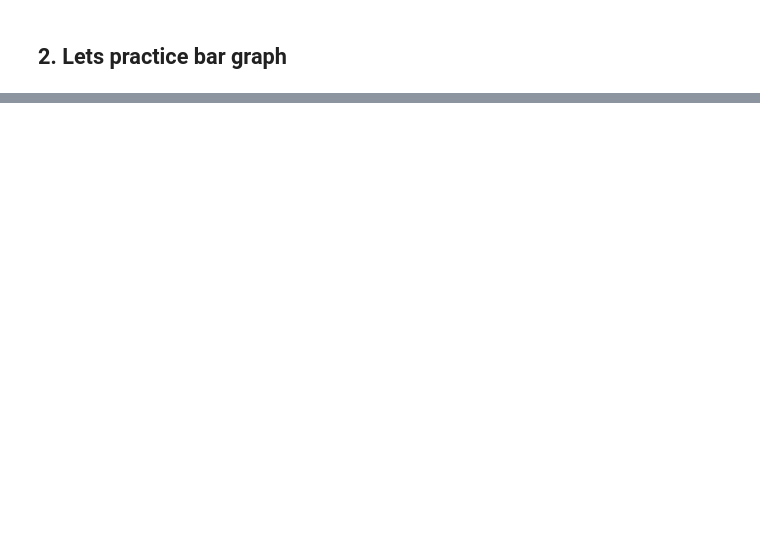
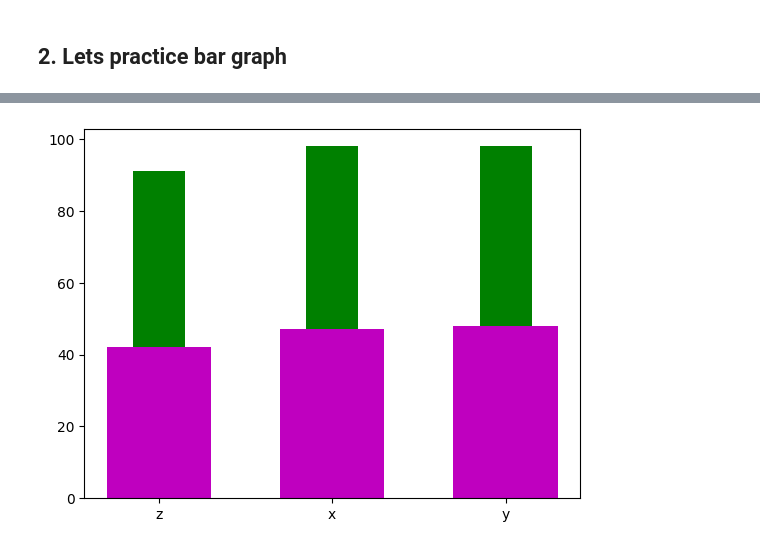
Before and after one commit to dil150898/Hotel_booking_anylisys, a Jupyter notebook: Hotel_Booking_Analysis_Capstone_Project.ipynb, the cells around one changed output, grey strips where cells are left out. Cells and saved outputs as stored; diff of their text form; code cells hidden in the pictures; blank space fills up the shorter version.

```diff
--- a/Hotel_Booking_Analysis_Capstone_Project.ipynb
+++ b/Hotel_Booking_Analysis_Capstone_Project.ipynb
@@ -299,0 +366,12 @@ plt.show()
+# %%
+x = np.random.randint(10,49,50)
+y = np.random.randint(50,99,50)
+z = ['z','x','y','z','x','y','z','x','y','z','x','y','z','x','y','z','x','y','z','x','y','z','x','y','z','x','y','z','x','y','z','x','y','z','x','y','z','x','y','z','x','y','z','x','y','z','x','y','y','z']
+X = list(x)
+Y = list(y)
+plt.bar(z,Y , color = 'g' , width = 0.3 , label = 'xcvdfg')
+plt.bar(z,X, color = 'm' ,width = 0.6 , label = 'xcvsdfg')
+
+plt.show()
+# %% [output]
+[figure, added]
```
Also changed, not shown: parts of 25 cells of this notebook.
